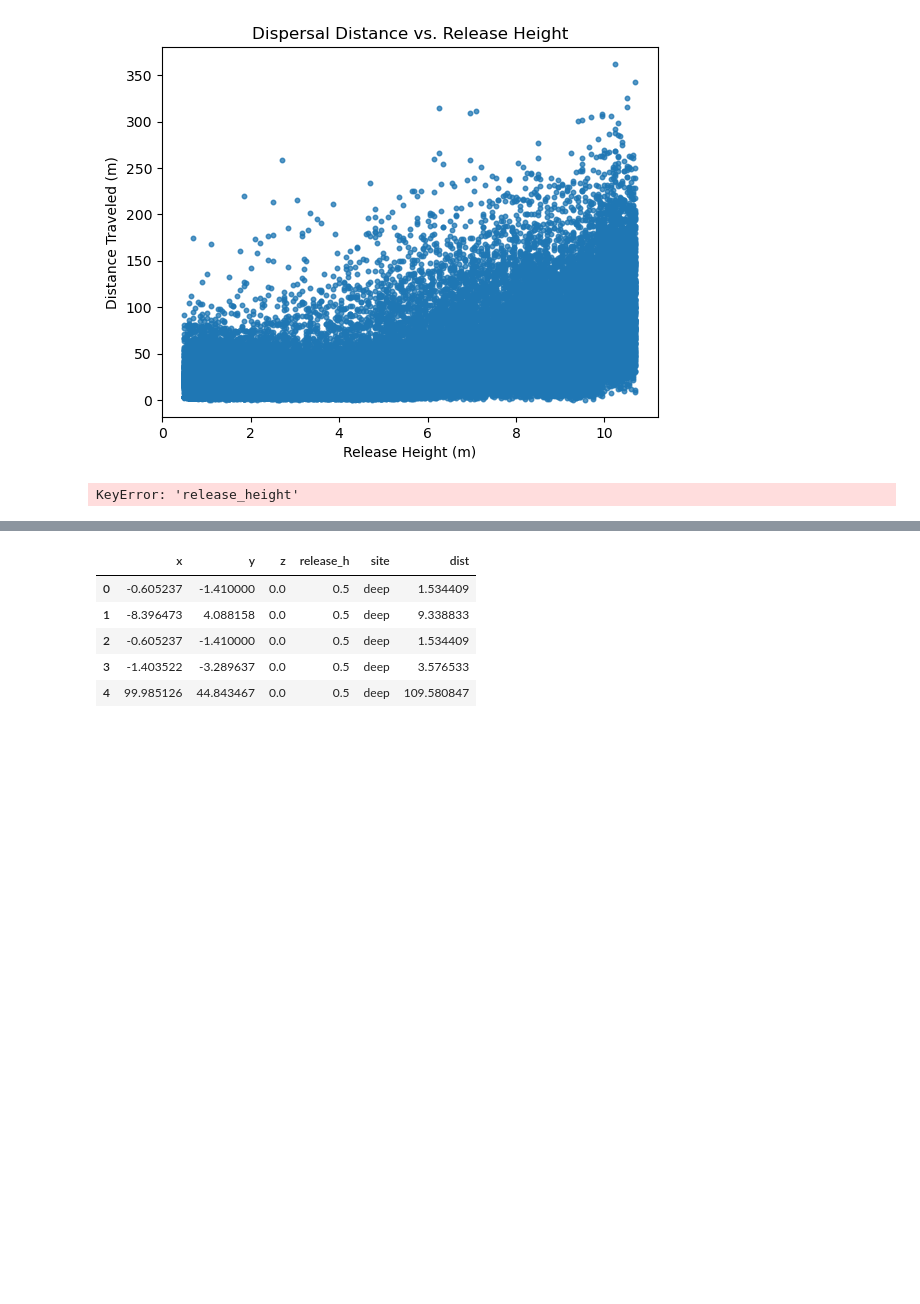
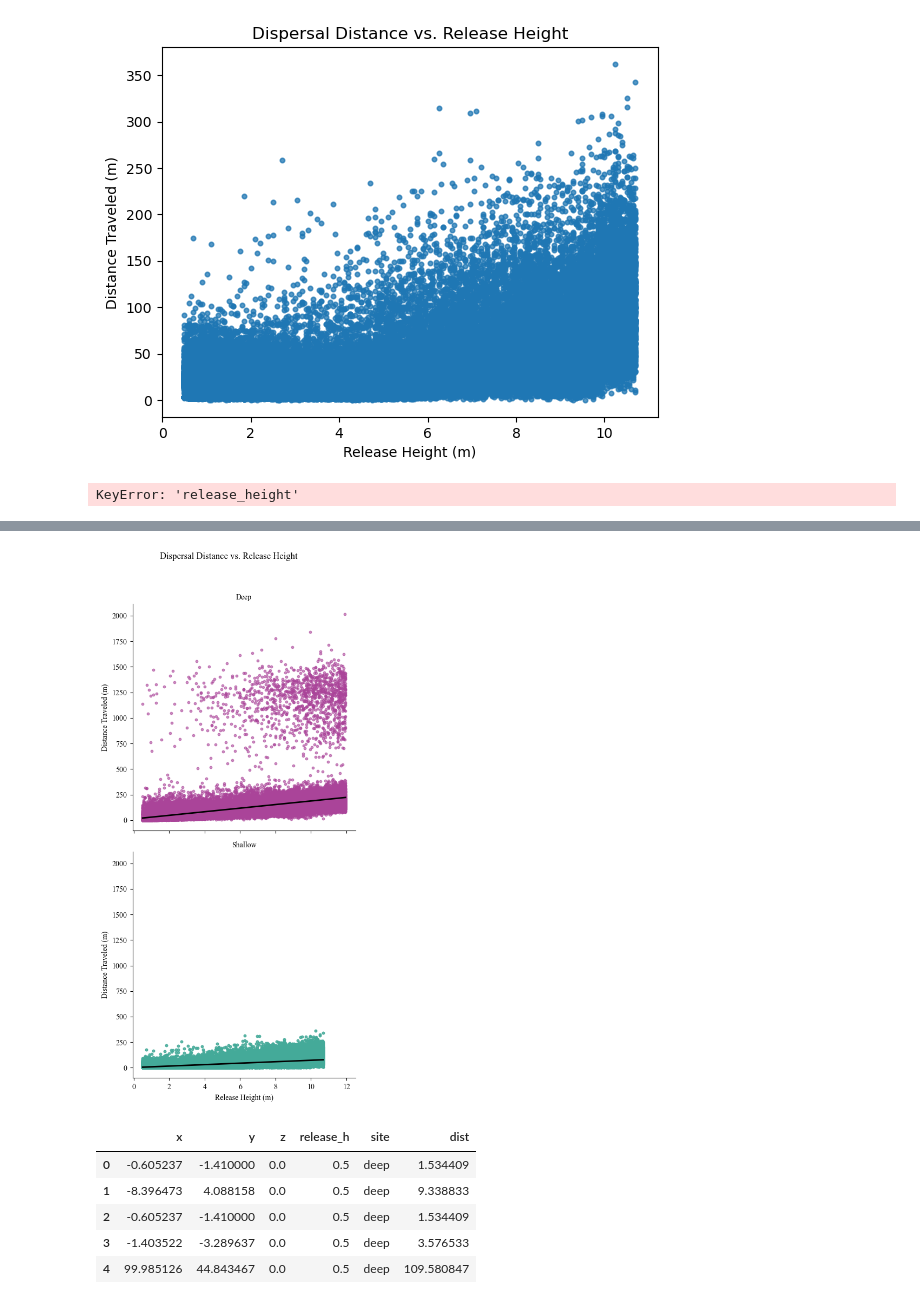
Before and after one commit to jj-franks/Dispersal-Model, a Jupyter notebook: Models/Model-GRADY.ipynb, the cells around one changed output, grey strips where cells are left out. Drawn from its saved outputs; the diff is of its cells as text; code cells hidden in the pictures; blank space fills up the shorter version.

```diff
--- a/Models/Model-GRADY.ipynb
+++ b/Models/Model-GRADY.ipynb
@@ -736,3 +821,54 @@ KeyError: 'release_height'
+# %%
+#updated code with combo datasetabs
+plt.rcParams["font.family"] = "Times New Roman"
+
+import pandas as pd
+import seaborn as sns
+import matplotlib.pyplot as plt
+import numpy as np
+
+# --- Load and combine datasets ---
+shallow = pd.read_csv("shallow_results.csv")
+deep = pd.read_csv("deep_results.csv")
+
+# Label origin
+shallow["dataset"] = "Shallow"
+deep["dataset"] = "Deep"
+
+# Combine into one DataFrame
+df = pd.concat([deep, shallow], ignore_index=True)
+
+# Compute total displacement
+df["distance_traveled"] = np.sqrt(df["x"]**2 + df["y"]**2)
+
+# --- Faceted regression plot ---
+custom_palette = {"Deep": "#AA4499", "Shallow": "#44AA99"}
+
+g = sns.lmplot(
+    data=df,
+    x="release_h",
+    y="distance_traveled",
+    row="dataset",           # facet by dataset
+    hue="dataset",           # color scatter by dataset
+    palette=custom_palette,
+    height=5,
+    aspect=1,
+    scatter_kws={"s": 10, "alpha": 0.6},
+    line_kws={"color": "black", "lw": 2},
+    ci=None
+)
+
+# --- Styling ---
+g.set_axis_labels("Release Height (m)", "Distance Traveled (m)")
+g.set_titles("{row_name}")
+g.figure.suptitle("Dispersal Distance vs. Release Height", y=1.03)
+
+# Tighten layout and save
+plt.tight_layout()
+plt.savefig("figures/dispersal_regression_faceted_blacklines.png", dpi=300, bbox_inches="tight")
+plt.show()
+# %% [output]
+[figure, added]
 # %%
 deep_results = pd.read_csv("deep_results.csv")
 shallow_results = pd.read_csv("shallow_results.csv")
```
Also changed, not shown: parts of 4 cells of this notebook, 9 other files.
